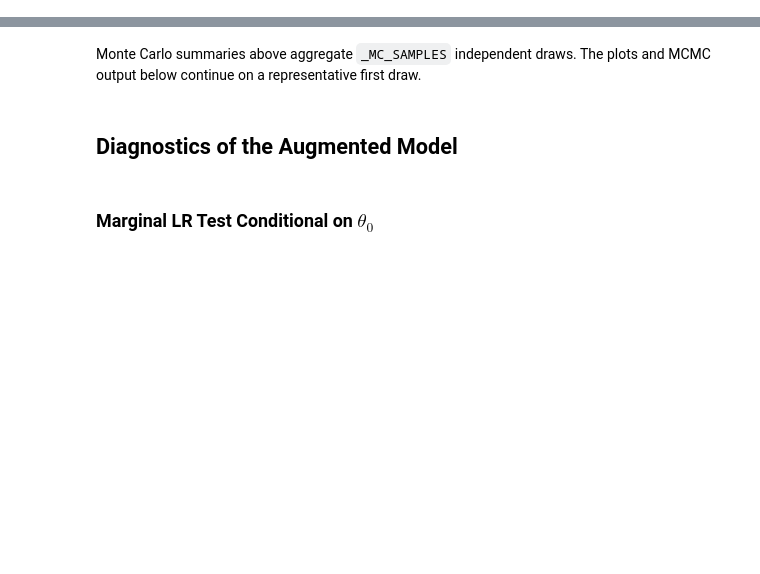
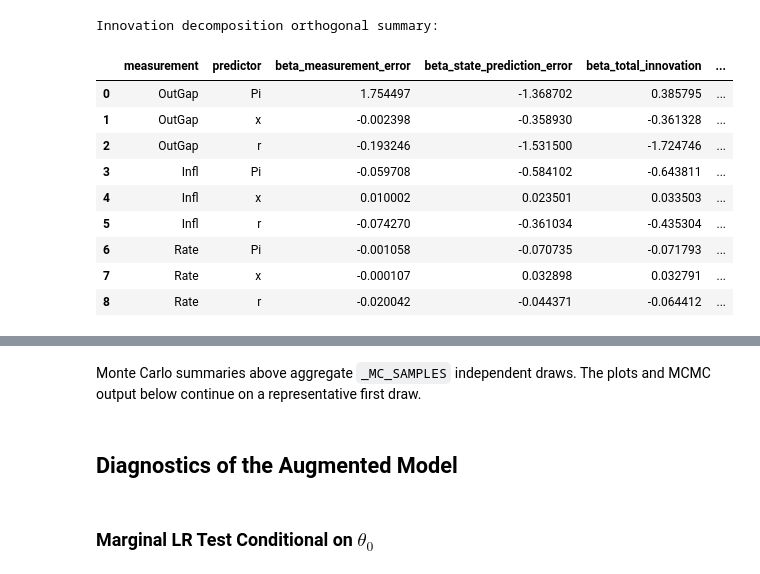
Before and after one commit to GongJr0/sdsge-scripts, a Jupyter notebook: misspec_tests/r10_known.ipynb, the cells around one changed output, grey strips where cells are left out. Cells and saved outputs as stored; diff of their text form; code cells hidden in the pictures; blank space fills up the shorter version.

```diff
--- a/misspec_tests/r10_known.ipynb
+++ b/misspec_tests/r10_known.ipynb
@@ -34,7 +34,7 @@ _AUGMENTED_CONFIG = augmented_config_path(_AUGMENTED_EQUATION)
 _MEAS_ERR_SCALE = 0.10
 _MC_SAMPLES = 100_000
 _MC_ALPHA = 0.05
-_MC_SUMMARY_ONLY = False
-_MC_INCLUDE_BY_PREDICTOR = True
+_MC_SUMMARY_ONLY = True
+_MC_INCLUDE_BY_PREDICTOR = False
 _FIGSIZE_1D = (10, 6)
 _FIGSIZE_2D = (12, 6)
@@ -191,0 +228,15 @@ _sort_summary(mc_reference["innovation_decomposition_raw_summary"]).round(3)
+# %%
+print("Innovation decomposition orthogonal summary:")
+_sort_summary(mc_reference["innovation_decomposition_orthogonalized_summary"])
+# %% [output]
+Innovation decomposition orthogonal summary:
+|  | measurement | predictor | beta_measurement_error | beta_state_prediction_error | beta_total_innovation | ... |
+| 0 | OutGap | Pi | 1.754497 | -1.368702 | 0.385795 | ... |
+| 1 | OutGap | x | -0.002398 | -0.358930 | -0.361328 | ... |
+| 2 | OutGap | r | -0.193246 | -1.531500 | -1.724746 | ... |
+| 3 | Infl | Pi | -0.059708 | -0.584102 | -0.643811 | ... |
+| 4 | Infl | x | 0.010002 | 0.023501 | 0.033503 | ... |
+| 5 | Infl | r | -0.074270 | -0.361034 | -0.435304 | ... |
+| 6 | Rate | Pi | -0.001058 | -0.070735 | -0.071793 | ... |
+| 7 | Rate | x | -0.000107 | 0.032898 | 0.032791 | ... |
+| 8 | Rate | r | -0.020042 | -0.044371 | -0.064412 | ... |
```
Also changed, not shown: parts of 15 cells of this notebook, 20 other files.
